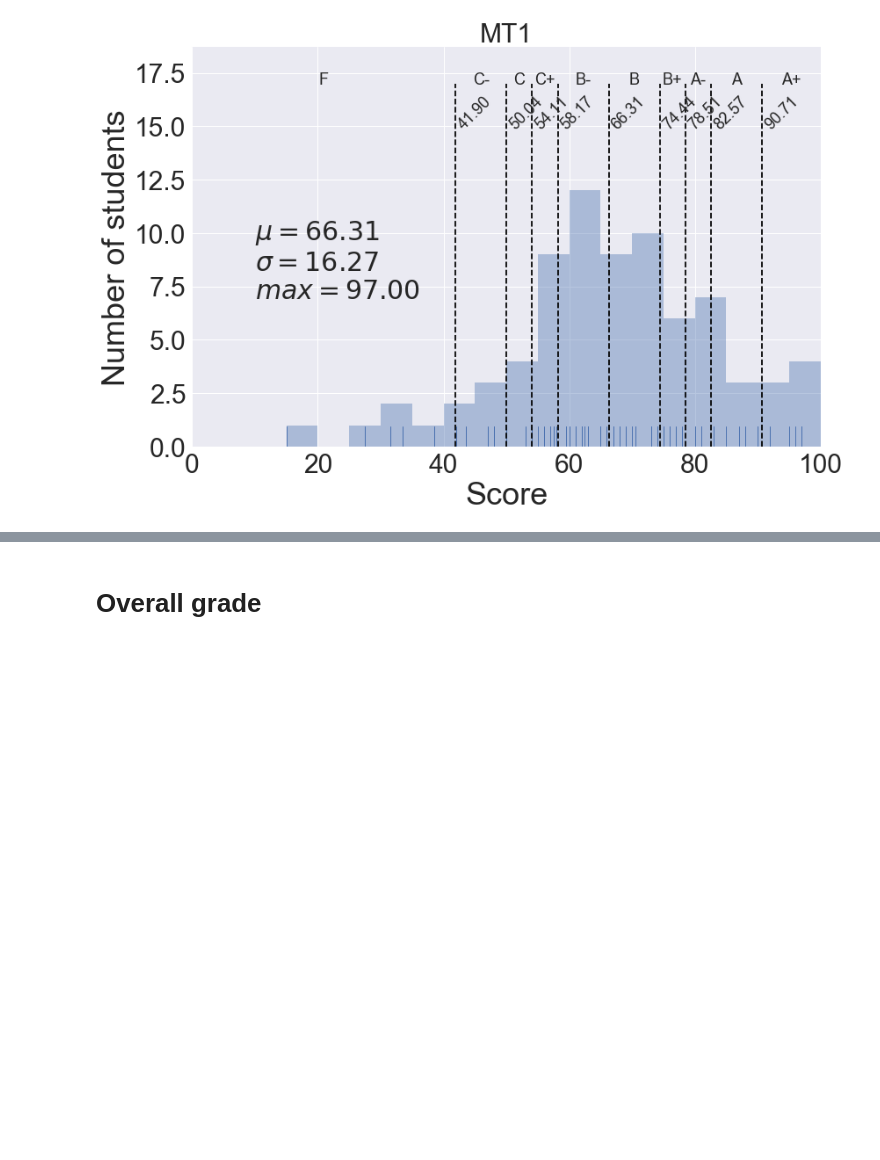
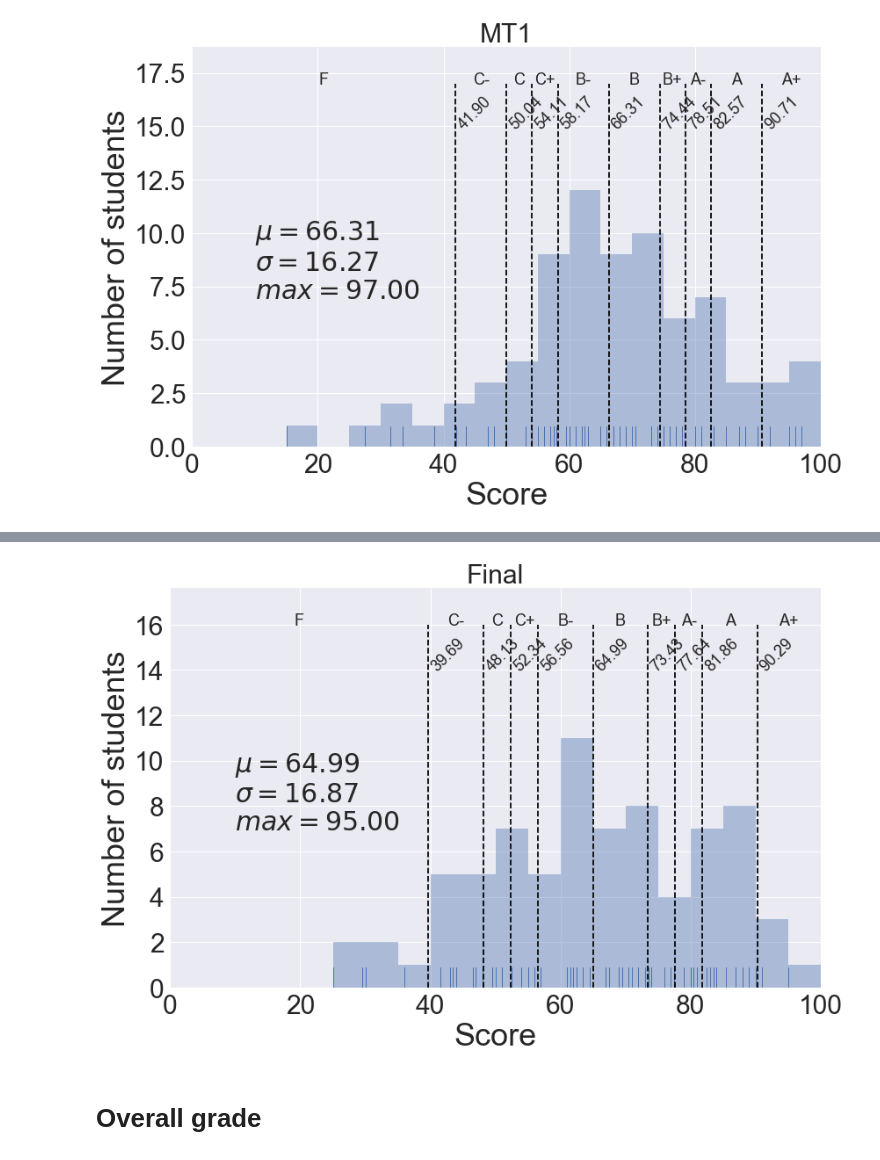
Before and after one commit to materialsvirtuallab/nano106, a Jupyter notebook: grades/Spring2017/Grade Stats.ipynb, the cells around one changed output, grey strips where cells are left out. Drawn from its saved outputs; the diff is of its cells as text; code cells hidden in the pictures; blank space fills up the shorter version.

```diff
--- a/grades/Spring2017/Grade Stats.ipynb
+++ b/grades/Spring2017/Grade Stats.ipynb
@@ -180,5 +180,7 @@ cutoffs = bar_plot(d, "MT2", annotate=True)
 # %%
-#cutoffs = bar_plot(d, "Final", annotate=True)
+cutoffs = bar_plot(d, "Final", annotate=True)
+# %% [output]
+[figure, added]
 # %% [markdown]
 # Overall grade
 # %%
```
Also changed, not shown: parts of 4 cells of this notebook.
